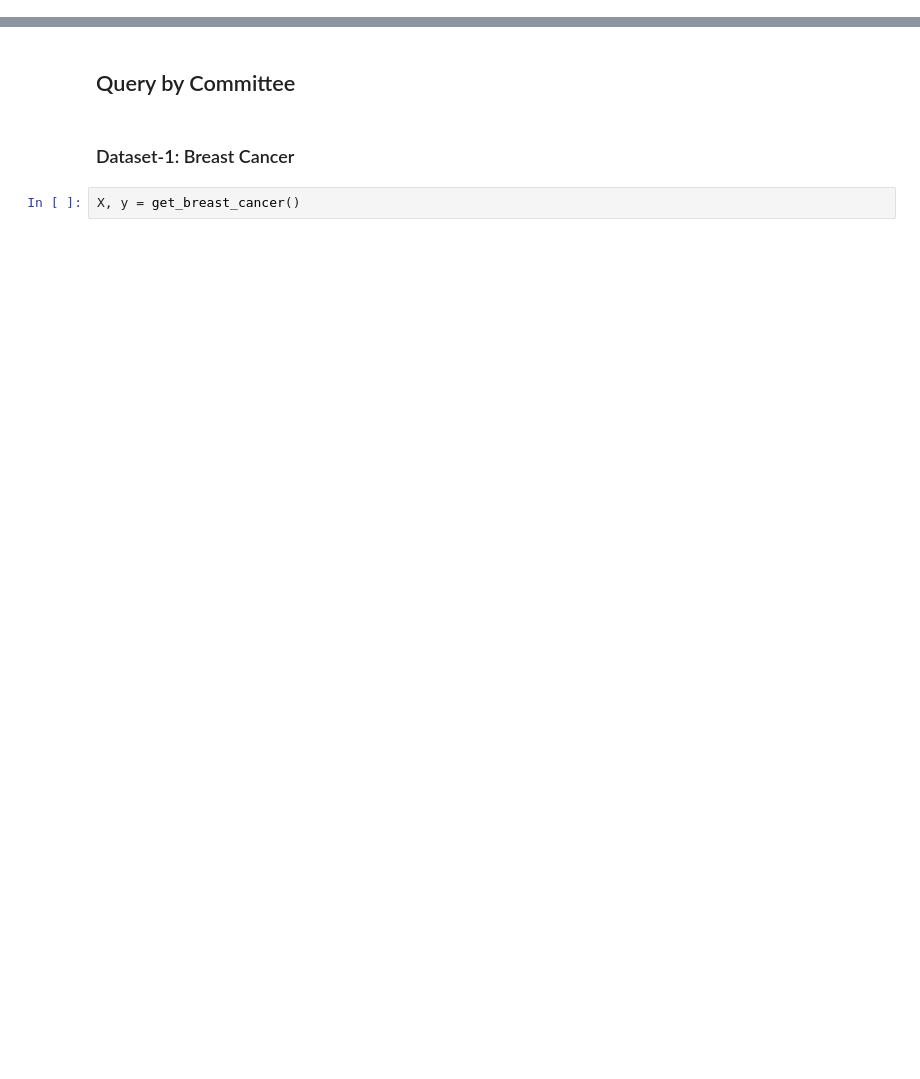
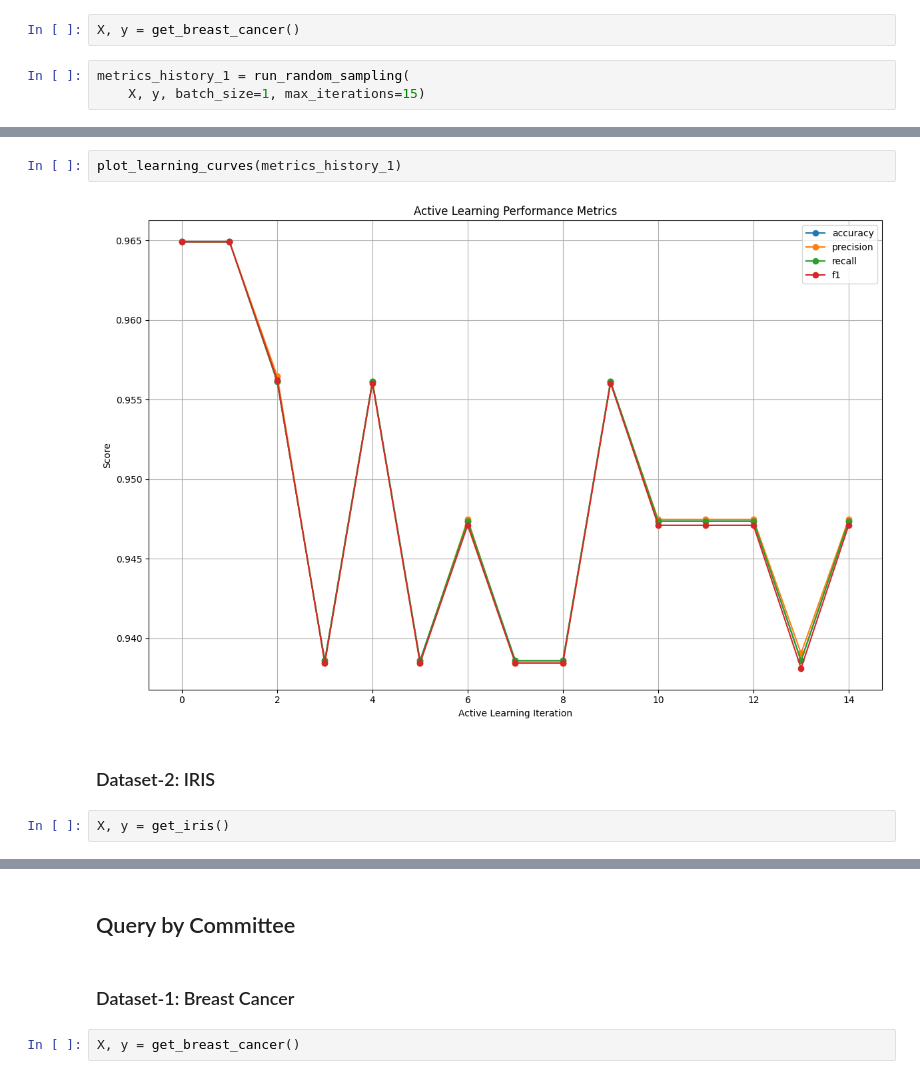
Before and after one commit to Noorpr/Active-learning-example, a Jupyter notebook: active_learning.ipynb, the cells around one changed output, grey strips where cells are left out. Drawn from its saved outputs; the diff is of its cells as text; blank space fills up the shorter version.

Commit message:
Adding random sampling

```diff
--- a/active_learning.ipynb
+++ b/active_learning.ipynb
@@ -11,0 +17,5 @@ from expected_error_reduction import active_learning_with_eer
+# %%
+X, y = get_breast_cancer()
+# %%
+metrics_history_1 = run_random_sampling(
+    X, y, batch_size=1, max_iterations=15)
@@ -11,0 +38,8 @@ from expected_error_reduction import active_learning_with_eer
+# %%
+plot_learning_curves(metrics_history_1)
+# %% [output]
+[figure, added]
+# %% [markdown]
+### Dataset-2: IRIS
+# %%
+X, y = get_iris()
```
Also changed, not shown: parts of 10 cells of this notebook, 4 other files.
